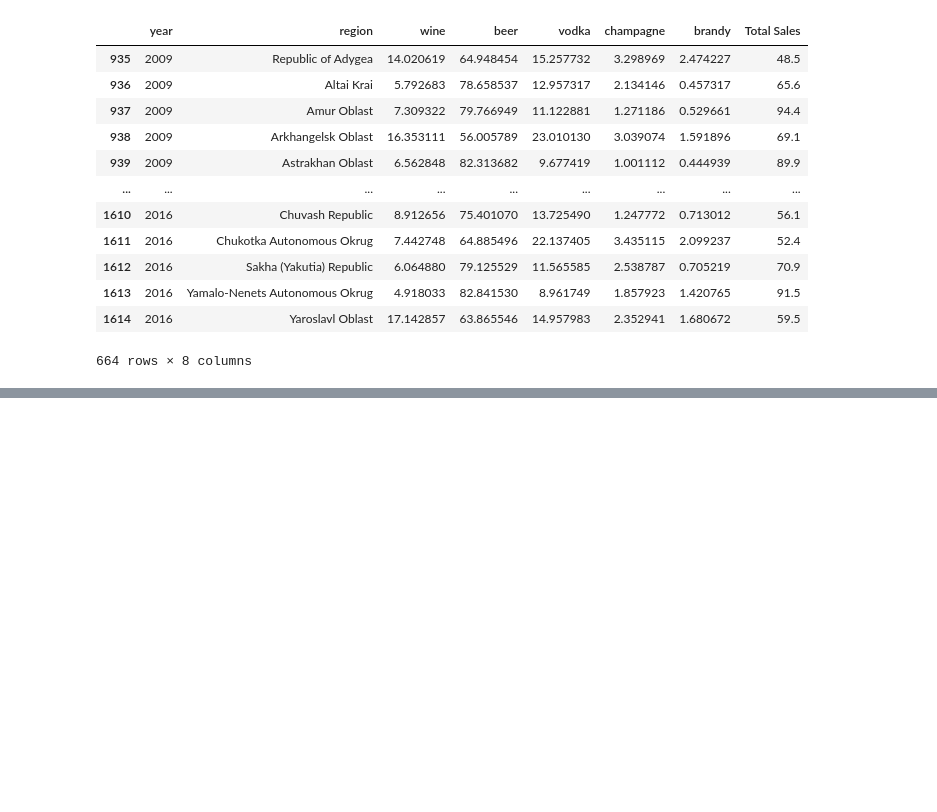
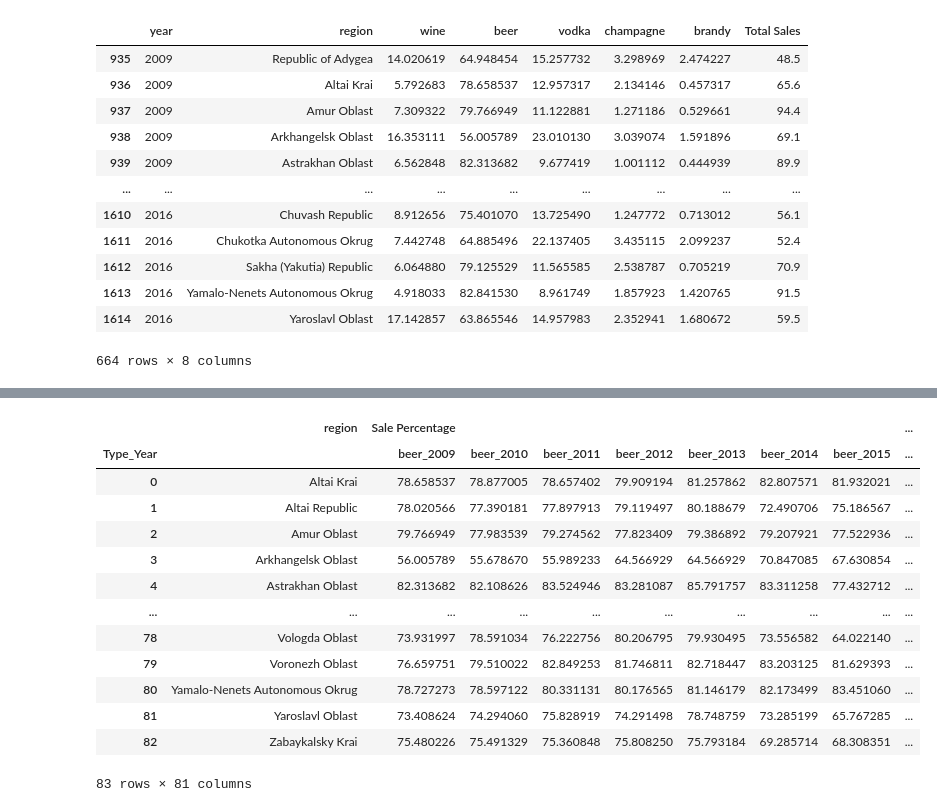
Before and after one commit to LuisEVT/Drinks_Company_Wine_Promotion, a Jupyter notebook: Wine_Promotion_Analysis_EDA.ipynb, the cells around one changed output, grey strips where cells are left out. Cells and saved outputs as stored; diff of their text form; code cells hidden in the pictures; blank space fills up the shorter version.

```diff
--- a/Wine_Promotion_Analysis_EDA.ipynb
+++ b/Wine_Promotion_Analysis_EDA.ipynb
@@ -394,12 +394,3 @@ See the caveats in the documentation: https://pandas.pydata.org/pandas-docs/stab
 | 1613 | 2016 | Yamalo-Nenets Autonomous Okrug | 4.918033 | 82.841530 | 8.961749 | 1.857923 | 1.420765 | 91.5 |
 | 1614 | 2016 | Yaroslavl Oblast | 17.142857 | 63.865546 | 14.957983 | 2.352941 | 1.680672 | 59.5 |
 664 rows × 8 columns
-# %%
-x = df_V3[['year','wine','beer','vodka','champagne','brandy','Total Sales']]
-y = df_V3['region']
-
-KNN_classifier = KNN(n_clusters=5)
-
-KNN_classifier.fit(x,y)
-
-df_V3['Cluster'] = KNN_classifier.labels_
@@ -460,12 +396,0 @@ df_combine
-# %%
-x = df_combine[['year','wine_x','beer_x','vodka_x','champagne_x','brandy_x','Total Sales_x','wine_x','beer_x','vodka_x','champagne_x','brandy_x']]
-y = df_combine['region']
-
-KNN_classifier = KNN(n_clusters=9)
-
-KNN_classifier.fit(x,y)
-
-df_combine['Cluster'] = KNN_classifier.labels_
-
-
-df_combine[df_combine['region'] == 'Saint Petersburg']
@@ -530,0 +432,18 @@ Name: region, dtype: object
+# %%
+df_V3_melted_V4 = df_V3_melted_V2.pivot_table(index='region',columns=['Type_Year'],values=['Total Sales','Sale Percentage']).reset_index()
+df_V3_melted_V4
+# %% [output]
+|  | region | Sale Percentage |  |  |  |  |  |  | ... |
+| Type_Year |  | beer_2009 | beer_2010 | beer_2011 | beer_2012 | beer_2013 | beer_2014 | beer_2015 | ... |
+| 0 | Altai Krai | 78.658537 | 78.877005 | 78.657402 | 79.909194 | 81.257862 | 82.807571 | 81.932021 | ... |
+| 1 | Altai Republic | 78.020566 | 77.390181 | 77.897913 | 79.119497 | 80.188679 | 72.490706 | 75.186567 | ... |
+| 2 | Amur Oblast | 79.766949 | 77.983539 | 79.274562 | 77.823409 | 79.386892 | 79.207921 | 77.522936 | ... |
+| 3 | Arkhangelsk Oblast | 56.005789 | 55.678670 | 55.989233 | 64.566929 | 64.566929 | 70.847085 | 67.630854 | ... |
+| 4 | Astrakhan Oblast | 82.313682 | 82.108626 | 83.524946 | 83.281087 | 85.791757 | 83.311258 | 77.432712 | ... |
+| ... | ... | ... | ... | ... | ... | ... | ... | ... | ... |
+| 78 | Vologda Oblast | 73.931997 | 78.591034 | 76.222756 | 80.206795 | 79.930495 | 73.556582 | 64.022140 | ... |
+| 79 | Voronezh Oblast | 76.659751 | 79.510022 | 82.849253 | 81.746811 | 82.718447 | 83.203125 | 81.629393 | ... |
+| 80 | Yamalo-Nenets Autonomous Okrug | 78.727273 | 78.597122 | 80.331131 | 80.176565 | 81.146179 | 82.173499 | 83.451060 | ... |
+| 81 | Yaroslavl Oblast | 73.408624 | 74.294060 | 75.828919 | 74.291498 | 78.748759 | 73.285199 | 65.767285 | ... |
+| 82 | Zabaykalsky Krai | 75.480226 | 75.491329 | 75.360848 | 75.808250 | 75.793184 | 69.285714 | 68.308351 | ... |
+83 rows × 81 columns
```
Also changed, not shown: parts of 18 cells of this notebook.
